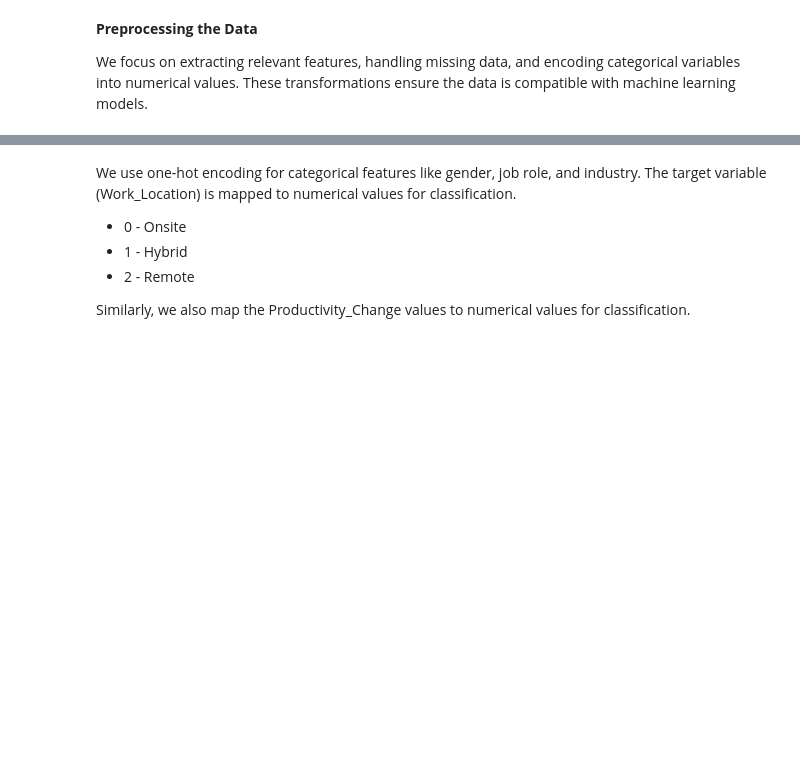
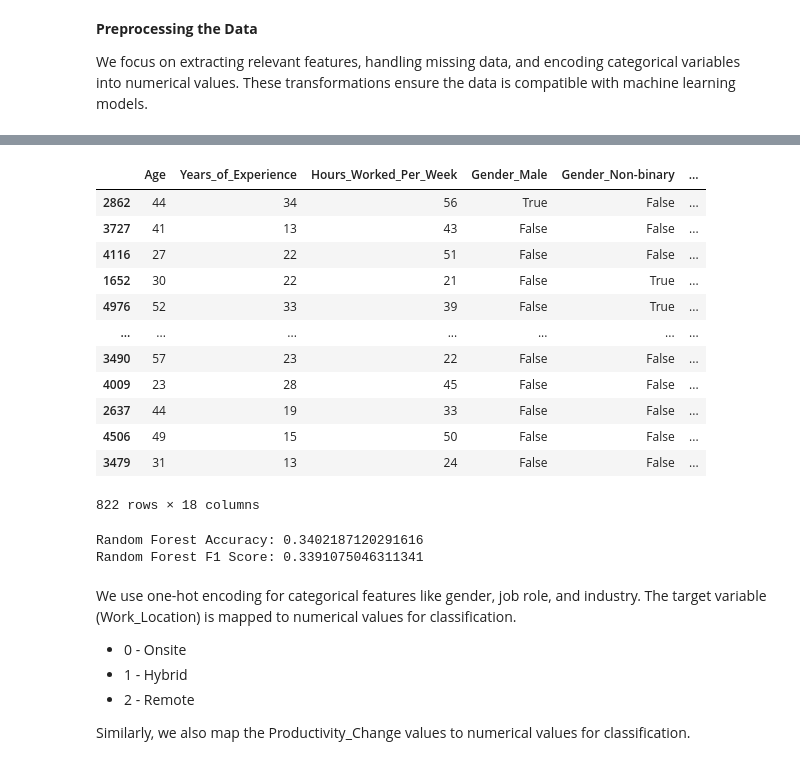
Before and after one commit to Thundderr/CSC466Project, a Jupyter notebook: 466_project.ipynb, the cells around one changed output, grey strips where cells are left out. Drawn from its saved outputs; the diff is of its cells as text; code cells hidden in the pictures; blank space fills up the shorter version.

```diff
--- a/466_project.ipynb
+++ b/466_project.ipynb
@@ -50,0 +91,35 @@ data["Productivity_Change"] = data["Productivity_Change"].map(productivity_mappi
+# %%
+X = df_final.drop(columns=["Work_Location"])
+y = df_final["Work_Location"]
+
+X = pd.get_dummies(X, drop_first=True)
+
+X_train, X_test, y_train, y_test = train_test_split(X, y, test_size=0.5, random_state=42)
+
+dt = DecisionTreeClassifier(random_state=42)
+param_grid = {
+    "criterion": ["gini", "entropy"],
+    "max_depth": [None, 5, 10, 15, 20],
+    "min_samples_split": [2, 5, 10],
+    "min_samples_leaf": [1, 2, 4]
+}
+# %%
+# Grid search with cross-validation
+grid_search = GridSearchCV(estimator=dt, param_grid=param_grid, cv=5, scoring="f1_macro", verbose=1, n_jobs=-1)
+grid_search.fit(X_train, y_train)
+
+# Best parameters and corresponding model
+best_dt = grid_search.best_estimator_
+print(f"Best parameters: {grid_search.best_params_}")
+
+# Evaluate the model on the test set
+y_pred = best_dt.predict(X_test)
+
+accuracy = accuracy_score(y_test, y_pred)
+precision = precision_score(y_test, y_pred, average="macro")
+f1 = f1_score(y_test, y_pred, average="macro")
+
+print(f"Accuracy: {accuracy}")
+print(f"Precision: {precision}")
+print(f"F1 Score: {f1}")
+print("\nClassification Report:\n", classification_report(y_test, y_pred))
@@ -50,0 +143,4 @@ data["Productivity_Change"] = data["Productivity_Change"].map(productivity_mappi
+# %%
+best_dt.fit(X_train, y_train)  # Fit the best model from GridSearchCV
+feature_importances = pd.Series(best_dt.feature_importances_, index=X.columns)
+print(feature_importances.sort_values(ascending=False))
@@ -51,3 +167,31 @@ data["Productivity_Change"] = data["Productivity_Change"].map(productivity_mappi
+# %%
+X_train
+# %% [output]
+|  | Age | Years_of_Experience | Hours_Worked_Per_Week | Gender_Male | Gender_Non-binary | ... |
+| 2862 | 44 | 34 | 56 | True | False | ... |
+| 3727 | 41 | 13 | 43 | False | False | ... |
+| 4116 | 27 | 22 | 51 | False | False | ... |
+| 1652 | 30 | 22 | 21 | False | True | ... |
+| 4976 | 52 | 33 | 39 | False | True | ... |
+| ... | ... | ... | ... | ... | ... | ... |
+| 3490 | 57 | 23 | 22 | False | False | ... |
+| 4009 | 23 | 28 | 45 | False | False | ... |
+| 2637 | 44 | 19 | 33 | False | False | ... |
+| 4506 | 49 | 15 | 50 | False | False | ... |
+| 3479 | 31 | 13 | 24 | False | False | ... |
+822 rows × 18 columns
+# %%
+from sklearn.ensemble import RandomForestClassifier
+
+rf = RandomForestClassifier(random_state=42, class_weight="balanced")
+rf.fit(X_train, y_train)
+y_pred = rf.predict(X_test)
+
+print("Random Forest Accuracy:", accuracy_score(y_test, y_pred))
+print("Random Forest F1 Score:", f1_score(y_test, y_pred, average="macro"))
+# %% [output]
+Random Forest Accuracy: 0.3402187120291616
+Random Forest F1 Score: 0.3391075046311341
 # %% [markdown]
 We use one-hot encoding for categorical features like gender, job role, and industry. The target variable (Work_Location) is mapped to numerical values for classification.
 - 0 - Onsite
```
Also changed, not shown: parts of 9 cells of this notebook, 1 other file.
